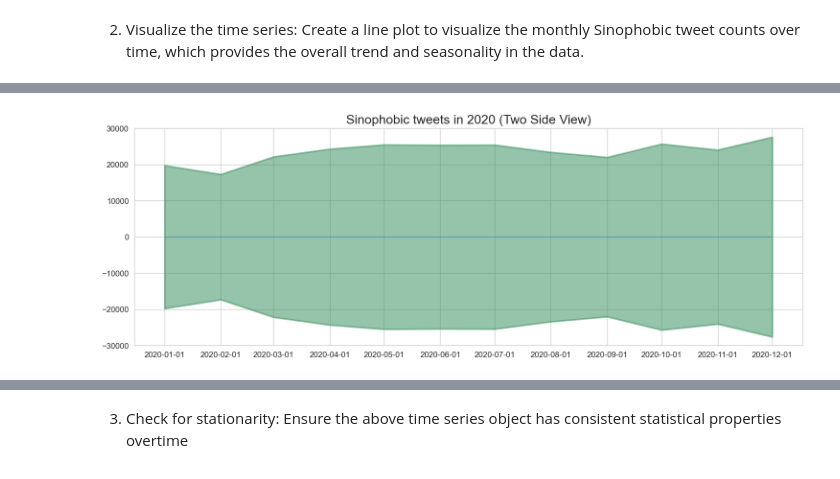
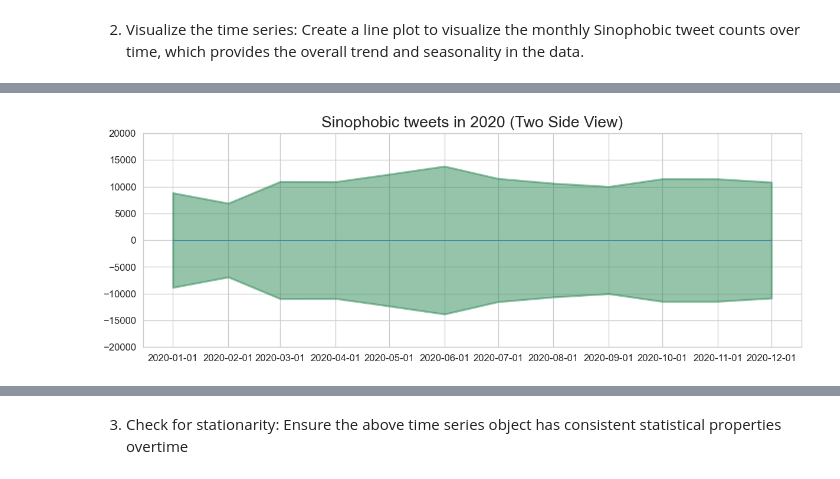
Before and after one commit to macs30200-s23/replication-materials-yuzhouw313, a Jupyter notebook: twitter_analysis.ipynb, the cells around one changed output, grey strips where cells are left out. Cells and saved outputs as stored; diff of their text form; code cells hidden in the pictures.

```diff
--- a/twitter_analysis.ipynb
+++ b/twitter_analysis.ipynb
@@ -567,0 +554,7 @@ print(ts_df)
+# %%
+start_date = pd.to_datetime('2020-01-01')
+end_date = pd.to_datetime('2020-12-01')
+date_range = pd.date_range(start_date, end_date, freq='MS')
+# %%
+tweets_ts = pd.Series(new_monthly_count_lst, index=date_range)
+print(tweets_ts)
@@ -582,13 +618,13 @@ plt.show()
 # %%
 import numpy as np
-fig, ax = plt.subplots(1, 1, figsize=(15,5), dpi= 120)
-y1 = ts_df.tweet_counts
-x = ts_df.index
+fig, ax = plt.subplots(1, 1, figsize=(12,4), dpi= 120)
+y1 = tweets_ts.values
+x = tweets_ts.index
 plt.fill_between(x, y1=y1, y2=-y1, alpha=0.5, linewidth=2, color='seagreen')
-plt.ylim(-30000, 30000)
+plt.ylim(-20000, 20000)
 plt.xticks(x.strftime('%Y-%m'))
 plt.title('Sinophobic tweets in 2020 (Two Side View)', fontsize=16)
 plt.hlines(y=0, xmin=np.min(x), xmax=np.max(x), linewidth=.5)
 plt.show()
 # %% [output]
-[figure, old version]
+[figure, new version]
```
Also changed, not shown: parts of 149 cells of this notebook, 4 other files.
